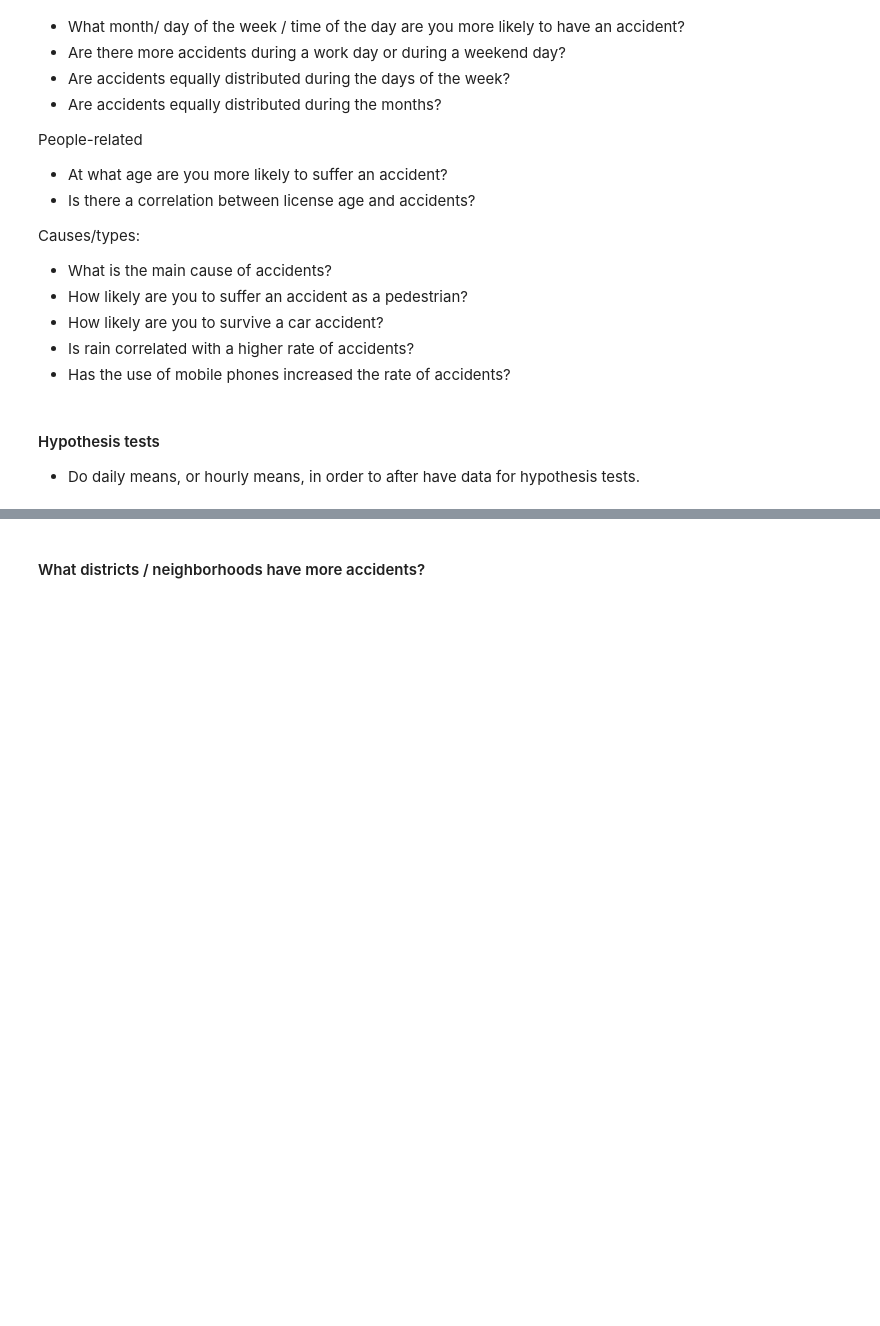
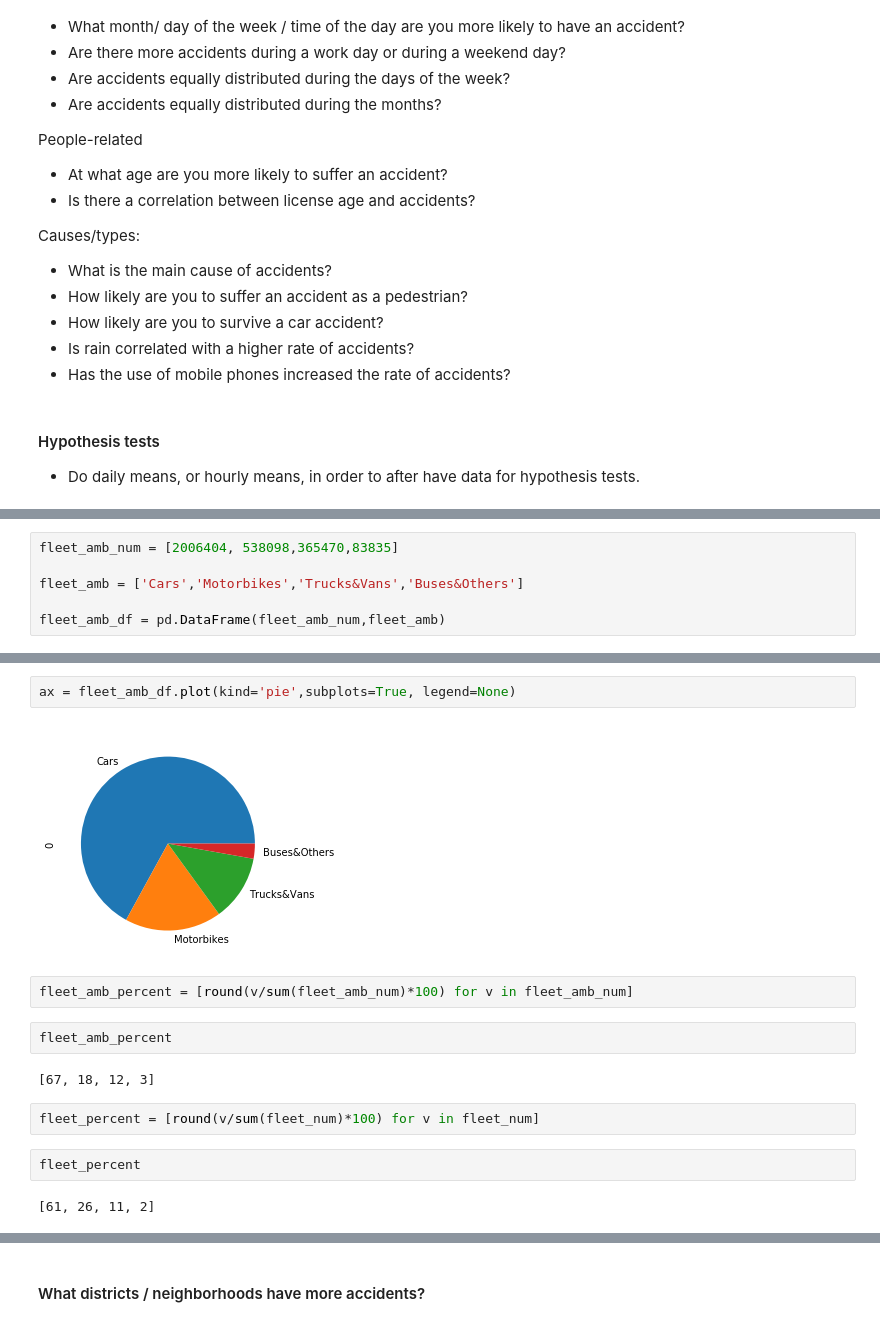
Before and after one commit to roger-roig/your-own-project, a Jupyter notebook: project_roger_2.ipynb, the cells around one changed output, grey strips where cells are left out. Drawn from its saved outputs; the diff is of its cells as text; blank space fills up the shorter version.

```diff
--- a/project_roger_2.ipynb
+++ b/project_roger_2.ipynb
@@ -75,0 +82,6 @@ Causes/types:
+# %%
+fleet_amb_num = [2006404, 538098,365470,83835]
+
+fleet_amb = ['Cars','Motorbikes','Trucks&Vans','Buses&Others']
+
+fleet_amb_df = pd.DataFrame(fleet_amb_num,fleet_amb)
@@ -75,0 +96,16 @@ Causes/types:
+# %%
+ax = fleet_amb_df.plot(kind='pie',subplots=True, legend=None)
+# %% [output]
+[figure, added]
+# %%
+fleet_amb_percent = [round(v/sum(fleet_amb_num)*100) for v in fleet_amb_num]
+# %%
+fleet_amb_percent
+# %% [output]
+[67, 18, 12, 3]
+# %%
+fleet_percent = [round(v/sum(fleet_num)*100) for v in fleet_num]
+# %%
+fleet_percent
+# %% [output]
+[61, 26, 11, 2]
```
Also changed, not shown: parts of 31 cells of this notebook.
